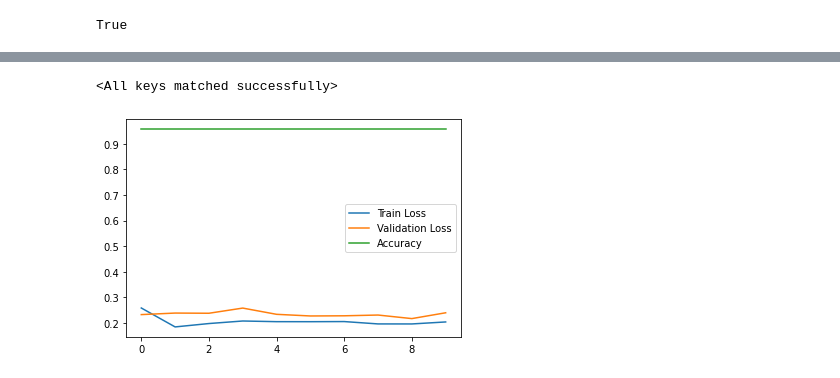
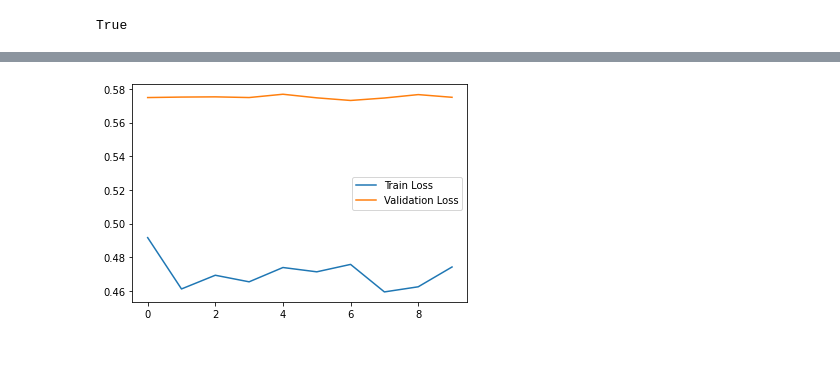
Before and after one commit to arohanajit/ecg-covid, a Jupyter notebook: Untitled14.ipynb, the cells around one changed output, grey strips where cells are left out. Cells and saved outputs as stored; diff of their text form; code cells hidden in the pictures.

```diff
--- a/Untitled14.ipynb
+++ b/Untitled14.ipynb
@@ -59,15 +60,14 @@ print(train_idx[:5])
 # %%
-def Graphing(train,test,accuracy):
+def Graphing(train,test):
     plt.plot(train)
     plt.plot(test)
-    plt.plot(accuracy)
-    plt.legend(['Train Loss','Validation Loss','Accuracy'])
+    plt.legend(['Train Loss','Validation Loss'])
 # %%
 from PIL import ImageFile
 ImageFile.LOAD_TRUNCATED_IMAGES = True
 from tqdm.notebook import tqdm
 
-def train(n_epochs, loaders, model, optimizer, scheduler, criterion, train_on_gpu, save_path):
+def train(n_epochs, loaders, model, optimizer, scheduler, criterion, train_on_gpu, save_path, batch_size):
     """returns trained model"""
     # initialize tracker for minimum validation loss
     valid_loss_min = np.Inf
@@ -81,6 +81,9 @@ def train(n_epochs, loaders, model, optimizer, scheduler, criterion, train_on_gp
         train_loss = 0.0
         valid_loss = 0.0
         valid_min = 9999
+        f1_running = 0
+        pre_running = 0
+        rec_running = 0
         ###################
         # train the model #
         ###################
@@ -113,6 +116,7 @@ def train(n_epochs, loaders, model, optimizer, scheduler, criterion, train_on_gp
         ######################
         model.eval()
         correct, total = 0, 0
+        score,score1,score2 = 0,0,0
         for batch_idx, (input, target) in enumerate(loaders['test']):
             # move to GPU
             if train_on_gpu:
@@ -123,6 +127,14 @@ def train(n_epochs, loaders, model, optimizer, scheduler, criterion, train_on_gp
             _, predicted = torch.max(output.data, 1)
             total += target.size(0)
             correct += (predicted == target).sum().item()
+            score += f1_score(target.cpu(),predicted.cpu())
+            score1 += precision_score(target.cpu(),predicted.cpu())
+            score2 += recall_score(target.cpu(),predicted.cpu())
+            f1_running = score/(batch_idx+1)
+            pre_running = score1/(batch_idx+1)
+            rec_running = score2/(batch_idx+1)
+
+#             score = classification_report(target.to('cpu'),predicted.to('cpu'))
             # print(predicted[:5],target[:5])
 
             ## update the average validation loss
@@ -132,11 +144,14 @@ def train(n_epochs, loaders, model, optimizer, scheduler, criterion, train_on_gp
         test.append (valid_loss)
         accuracy.append(correct/total)
         # print training/validation statistics
-        print('Epoch: {} \tTraining Loss: {:.6f} \tValidation Loss: {:.6f} \tAccuracy: {:.6f}'.format(
+        print('Epoch: {} \tTraining Loss: {:.6f} \tValidation Loss: {:.6f} \tAccuracy: {:.6f}\tF1 Score: {} Precision: {} Recall: {}'.format(
             epoch,
             train_loss,
             valid_loss,
-            correct/total
+            correct/total,
+            f1_running,
+            pre_running,
+            rec_running
             ))
         if valid_loss <= valid_loss_min:
             print('Validation loss decreased ({:.6f} --> {:.6f}).  Saving model ...'.format(
@@ -145,7 +160,7 @@ def train(n_epochs, loaders, model, optimizer, scheduler, criterion, train_on_gp
             torch.save(model.state_dict(), save_path)
             valid_loss_min = valid_loss
 
-    Graphing(train,test,accuracy)
+    Graphing(train,test)
     print(f"FOLD ACCURACY : {correct/total}")
     # return trained model
     return model
@@ -190,10 +182,12 @@ train_sampler = WeightedRandomSampler(sample_weights, num_samples=len(sample_wei
 # %%
 #Model definition
-model = torchvision.models.resnet18(pretrained=True)
-# for params in model.parameters():
-#     params.requires_grad = False
-num_ftrs =  model.fc.in_features
-model.fc = nn.Linear(num_ftrs, 2)
+model = torchvision.models.vgg16(pretrained=True)
+num_ftrs =  model.classifier[6].in_features
+for i,j in enumerate(model.children()):
+    if(i!=2):
+        for params in model.parameters():
+            params.requires_grad = False
+model.classifier[6] = nn.Linear(num_ftrs, 2)
 model = model.to(device)
 # Weights for Cross Entropy Loss
 # normedWeights = [1 - (x / sum(class_sample_count)) for x in class_sample_count]
@@ -202,6 +196,6 @@ criterion = nn.CrossEntropyLoss()
 optimizer = optim.Adam(model.parameters(), lr=0.0001)
 scheduler = optim.lr_scheduler.ExponentialLR(optimizer, gamma=0.9)
 #Model Train
-train(10, loaders, model, optimizer, scheduler, criterion, train_on_gpu, 'model.pt')
+train(10, loaders, model, optimizer, scheduler, criterion, train_on_gpu, 'model.pt', batch_size)
 model.load_state_dict(torch.load('model.pt'))
 # %% [output]
@@ -226,2 +220 @@ FOLD ACCURACY : 0.956989247311828
-<All keys matched successfully>
-[figure, old version]
+[figure, new version]
```
Also changed, not shown: parts of 10 cells of this notebook.
